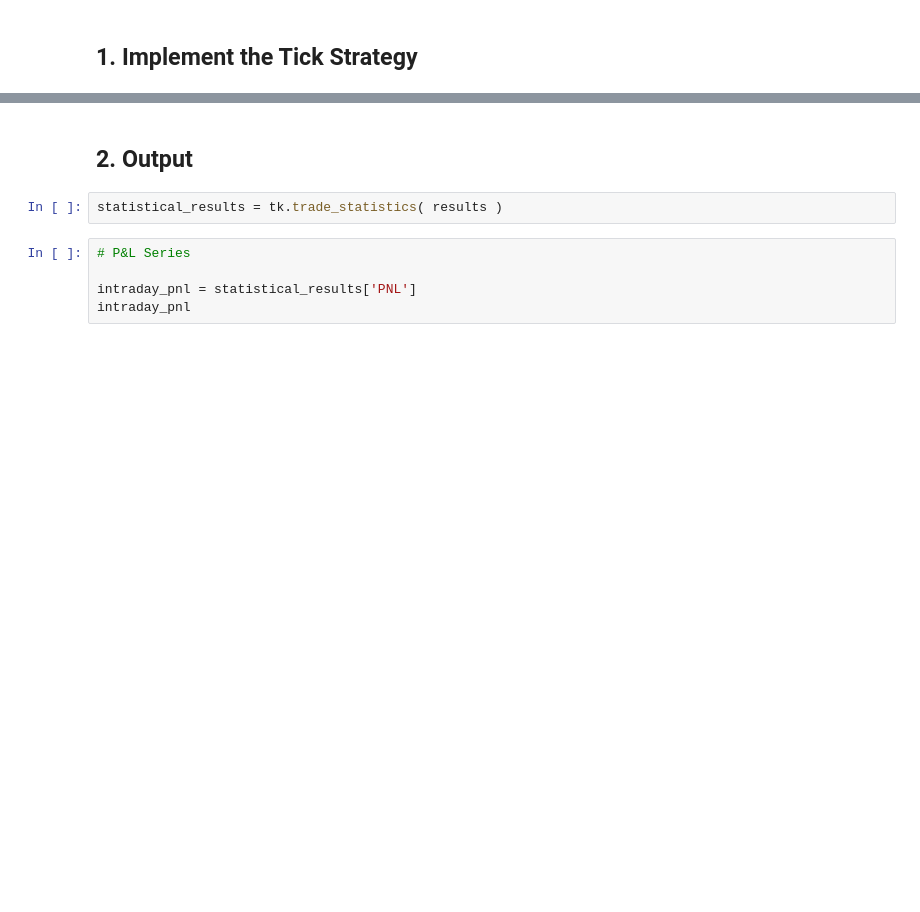
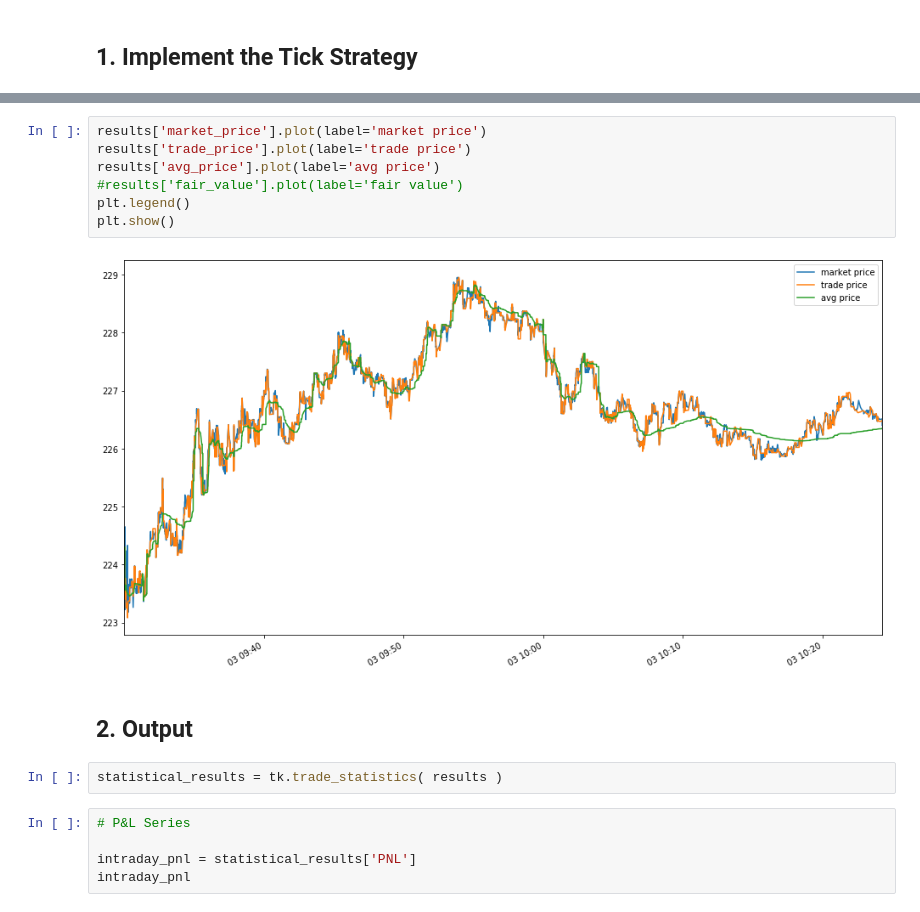
Before and after one commit to Zhehao97/AlgorithmicTrading_hw2, a Jupyter notebook: 2.Tick Strategy.ipynb, the cells around one changed output, grey strips where cells are left out. Drawn from its saved outputs; the diff is of its cells as text; blank space fills up the shorter version.

```diff
--- a/2.Tick Strategy.ipynb
+++ b/2.Tick Strategy.ipynb
@@ -92,3 +92,12 @@ plt.show()
+# %%
+results['market_price'].plot(label='market price')
+results['trade_price'].plot(label='trade price')
+results['avg_price'].plot(label='avg price')
+#results['fair_value'].plot(label='fair value')
+plt.legend()
+plt.show()
+# %% [output]
+[figure, added]
 # %% [markdown]
 ## 2. Output
 # %%
```
Also changed, not shown: parts of 14 cells of this notebook, 2 other files.
